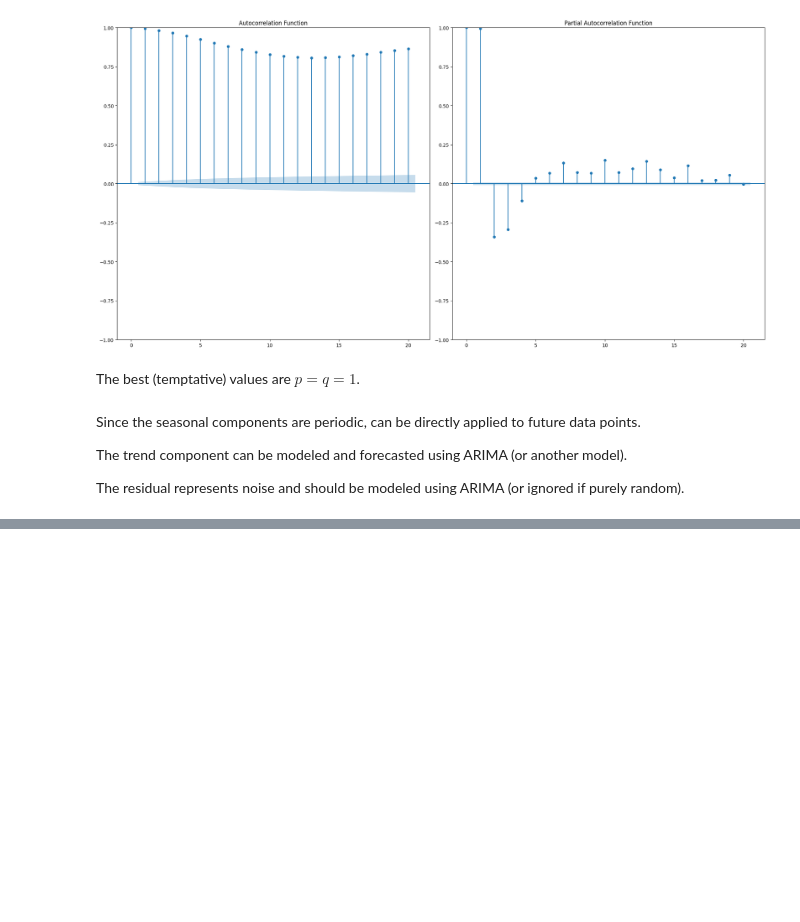
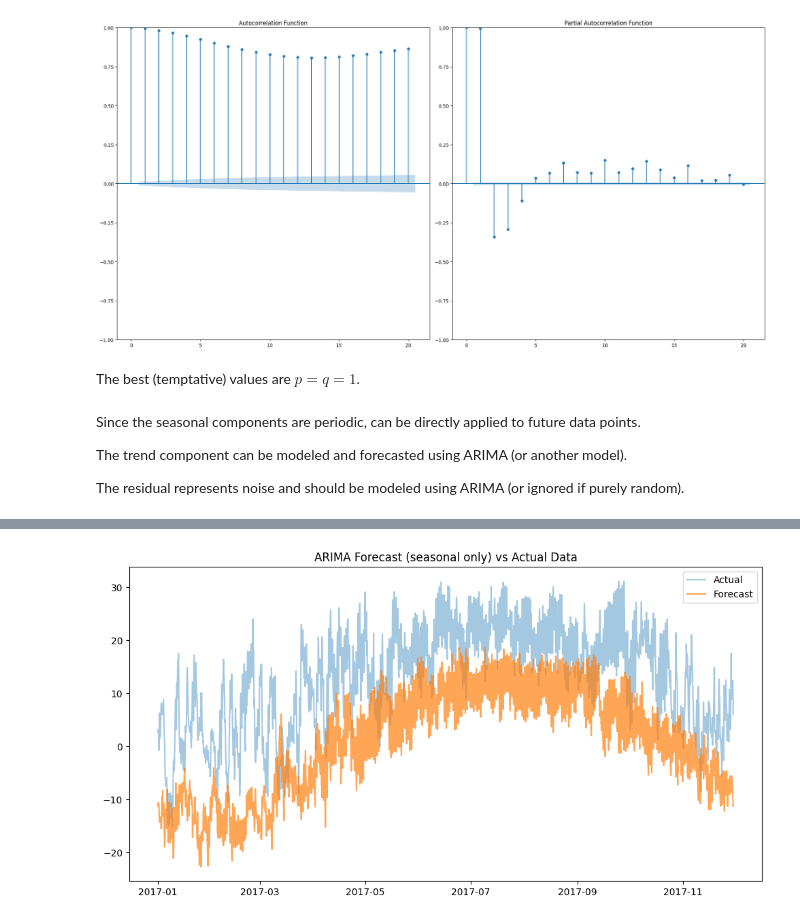
Before and after one commit to Somerillo/DI-Final_Project, a Jupyter notebook: ARIMA_predictions.ipynb, the cells around one changed output, grey strips where cells are left out. Cells and saved outputs as stored; diff of their text form; code cells hidden in the pictures; blank space fills up the shorter version.

Commit message:
ARIMA done!!!!!!!

```diff
--- a/ARIMA_predictions.ipynb
+++ b/ARIMA_predictions.ipynb
@@ -442,7 +441,7 @@ seasonal_8760_forecast = seasonal_8760_forecast[int(day_offset):int(day_offset)
 # %%
 # combine components
 forecast_combined = trend_forecast + seasonal_24_forecast + seasonal_8760_forecast + residual_forecast
-# forecast_combined = seasonal_24_forecast + seasonal_8760_forecast
+forecast_combined_seasons = seasonal_24_forecast + seasonal_8760_forecast
 # forecast_combined = trend_forecast + residual_forecast
 # %%
 # compare the forecast with the test data
@@ -465,0 +465,10 @@ plt.show()
+# %%
+# create figure
+plt.figure(figsize=(12, 6))
+plt.plot(df_test.index, df_test, label='Actual', alpha=0.4)
+plt.plot(df_test.index, forecast_combined_seasons, label='Forecast', alpha=0.7)
+plt.legend()
+plt.title("ARIMA Forecast (seasonal only) vs Actual Data")
+plt.show()
+# %% [output]
+[figure, added]
```
Also changed, not shown: parts of 4 cells of this notebook.
